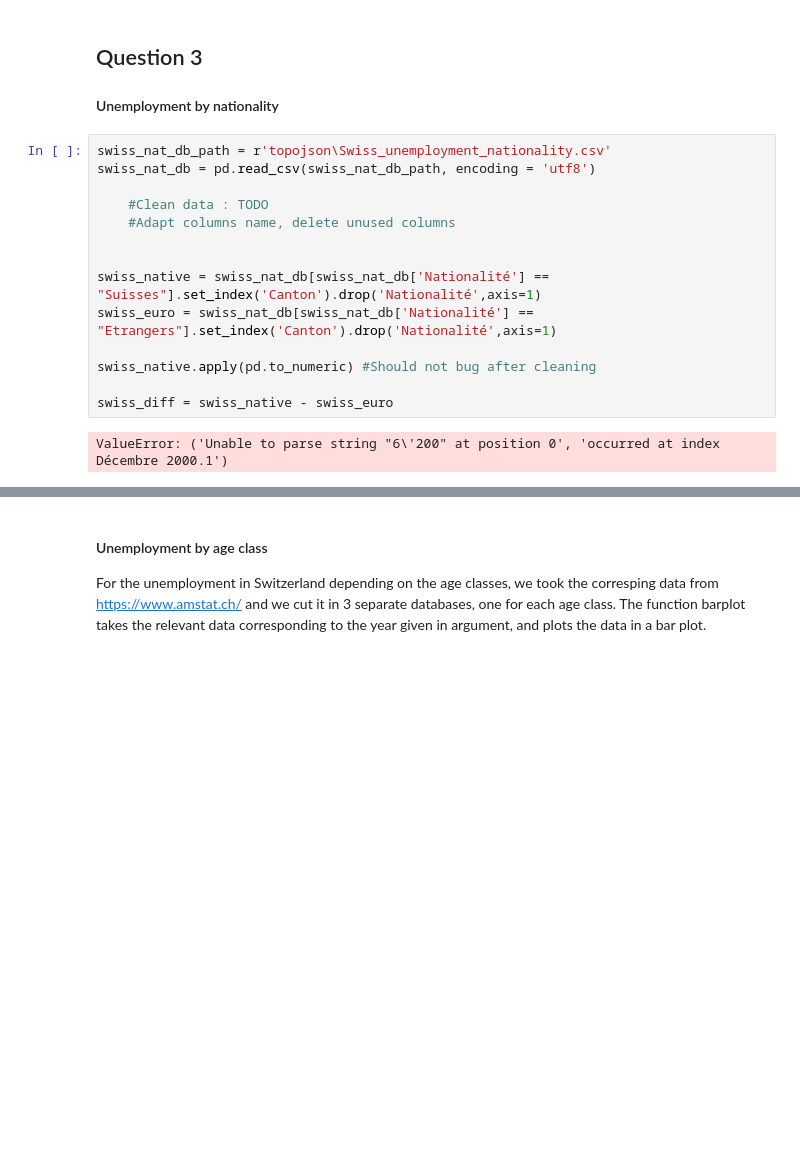
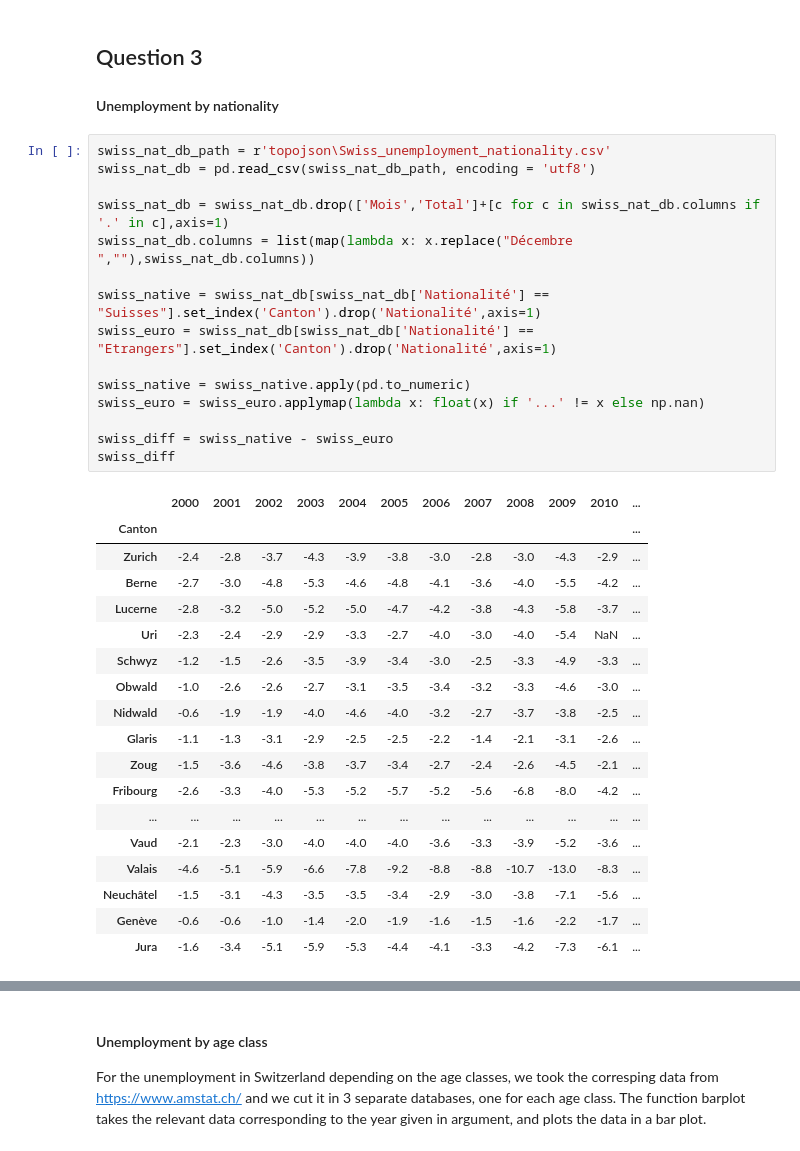
Before and after one commit to Redouane-Elghazi/ADA_ENPantouFLeS, a Jupyter notebook: HW3/HW3.ipynb, the cells around one changed output, grey strips where cells are left out. Cells and saved outputs as stored; diff of their text form; blank space fills up the shorter version.

```diff
--- a/HW3/HW3.ipynb
+++ b/HW3/HW3.ipynb
@@ -208,17 +200,35 @@ def unemployment_ch_map(year,ch_db,extra_color=False) :
 # %%
 swiss_nat_db_path = r'topojson\Swiss_unemployment_nationality.csv'
 swiss_nat_db = pd.read_csv(swiss_nat_db_path, encoding = 'utf8')
 
-    #Clean data : TODO
-    #Adapt columns name, delete unused columns
-
+swiss_nat_db = swiss_nat_db.drop(['Mois','Total']+[c for c in swiss_nat_db.columns if '.' in c],axis=1)
+swiss_nat_db.columns = list(map(lambda x: x.replace("Décembre ",""),swiss_nat_db.columns))
 
 swiss_native = swiss_nat_db[swiss_nat_db['Nationalité'] == "Suisses"].set_index('Canton').drop('Nationalité',axis=1)
 swiss_euro = swiss_nat_db[swiss_nat_db['Nationalité'] == "Etrangers"].set_index('Canton').drop('Nationalité',axis=1)
 
-swiss_native.apply(pd.to_numeric) #Should not bug after cleaning
+swiss_native = swiss_native.apply(pd.to_numeric)
+swiss_euro = swiss_euro.applymap(lambda x: float(x) if '...' != x else np.nan)
 
 swiss_diff = swiss_native - swiss_euro
+swiss_diff
 # %% [output]
-ValueError: ('Unable to parse string "6\'200" at position 0', 'occurred at index Décembre 2000.1')
+|  | 2000 | 2001 | 2002 | 2003 | 2004 | 2005 | 2006 | 2007 | 2008 | 2009 | 2010 | ... |
+| Canton |  |  |  |  |  |  |  |  |  |  |  | ... |
+| Zurich | -2.4 | -2.8 | -3.7 | -4.3 | -3.9 | -3.8 | -3.0 | -2.8 | -3.0 | -4.3 | -2.9 | ... |
+| Berne | -2.7 | -3.0 | -4.8 | -5.3 | -4.6 | -4.8 | -4.1 | -3.6 | -4.0 | -5.5 | -4.2 | ... |
+| Lucerne | -2.8 | -3.2 | -5.0 | -5.2 | -5.0 | -4.7 | -4.2 | -3.8 | -4.3 | -5.8 | -3.7 | ... |
+| Uri | -2.3 | -2.4 | -2.9 | -2.9 | -3.3 | -2.7 | -4.0 | -3.0 | -4.0 | -5.4 | NaN | ... |
+| Schwyz | -1.2 | -1.5 | -2.6 | -3.5 | -3.9 | -3.4 | -3.0 | -2.5 | -3.3 | -4.9 | -3.3 | ... |
+| Obwald | -1.0 | -2.6 | -2.6 | -2.7 | -3.1 | -3.5 | -3.4 | -3.2 | -3.3 | -4.6 | -3.0 | ... |
+| Nidwald | -0.6 | -1.9 | -1.9 | -4.0 | -4.6 | -4.0 | -3.2 | -2.7 | -3.7 | -3.8 | -2.5 | ... |
+| Glaris | -1.1 | -1.3 | -3.1 | -2.9 | -2.5 | -2.5 | -2.2 | -1.4 | -2.1 | -3.1 | -2.6 | ... |
+| Zoug | -1.5 | -3.6 | -4.6 | -3.8 | -3.7 | -3.4 | -2.7 | -2.4 | -2.6 | -4.5 | -2.1 | ... |
+| Fribourg | -2.6 | -3.3 | -4.0 | -5.3 | -5.2 | -5.7 | -5.2 | -5.6 | -6.8 | -8.0 | -4.2 | ... |
+| ... | ... | ... | ... | ... | ... | ... | ... | ... | ... | ... | ... | ... |
+| Vaud | -2.1 | -2.3 | -3.0 | -4.0 | -4.0 | -4.0 | -3.6 | -3.3 | -3.9 | -5.2 | -3.6 | ... |
+| Valais | -4.6 | -5.1 | -5.9 | -6.6 | -7.8 | -9.2 | -8.8 | -8.8 | -10.7 | -13.0 | -8.3 | ... |
+| Neuchâtel | -1.5 | -3.1 | -4.3 | -3.5 | -3.5 | -3.4 | -2.9 | -3.0 | -3.8 | -7.1 | -5.6 | ... |
+| Genève | -0.6 | -0.6 | -1.0 | -1.4 | -2.0 | -1.9 | -1.6 | -1.5 | -1.6 | -2.2 | -1.7 | ... |
+| Jura | -1.6 | -3.4 | -5.1 | -5.9 | -5.3 | -4.4 | -4.1 | -3.3 | -4.2 | -7.3 | -6.1 | ... |
 # %%
```
Also changed, not shown: parts of 6 cells of this notebook.
